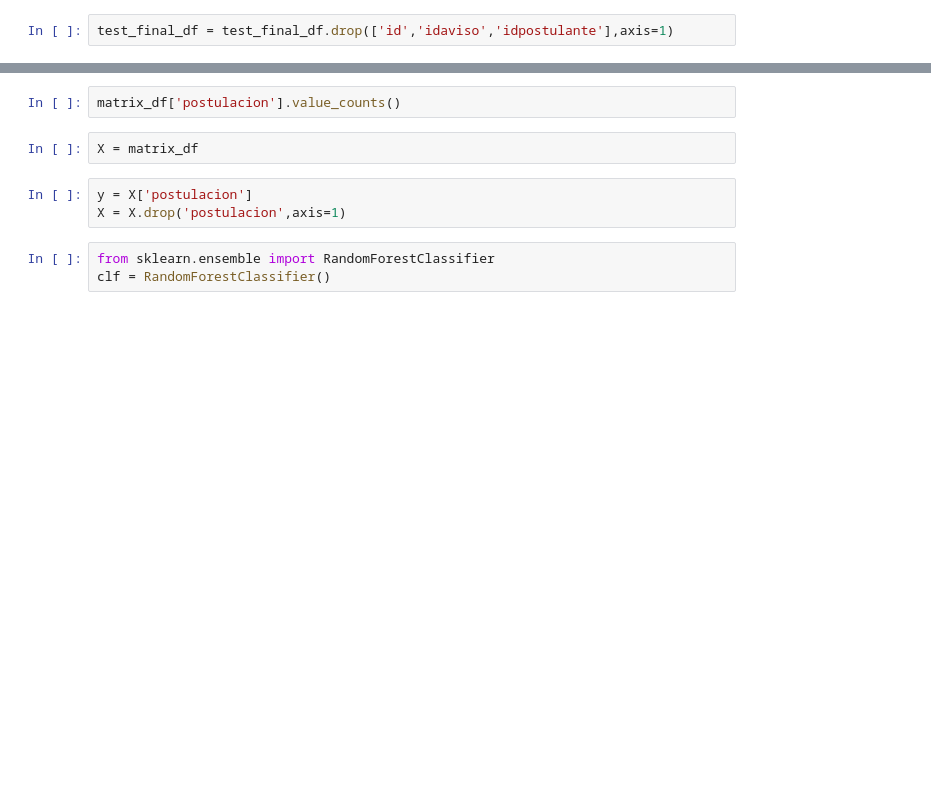
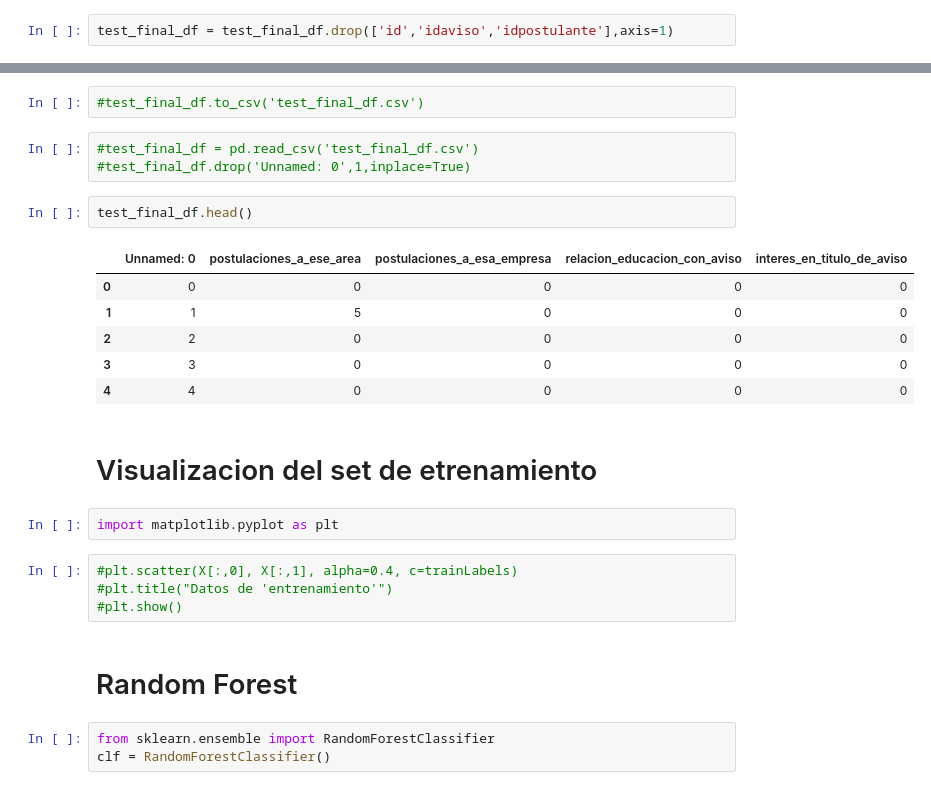
Before and after one commit to Andivisciglio/TP2-OrganizacionDeDatos-Grupo28, a Jupyter notebook: TP2.ipynb, the cells around one changed output, grey strips where cells are left out. Saved outputs shown, nothing was run; the diff lists cells and outputs as text; blank space fills up the shorter version.

```diff
--- a/TP2.ipynb
+++ b/TP2.ipynb
@@ -865,10 +971,27 @@ test_final_df.head()
-# %%
-matrix_df['postulacion'].value_counts()
-# %%
-X = matrix_df
-# %%
-y = X['postulacion']
-X = X.drop('postulacion',axis=1)
+# %%
+#test_final_df.to_csv('test_final_df.csv')
+# %%
+#test_final_df = pd.read_csv('test_final_df.csv')
+#test_final_df.drop('Unnamed: 0',1,inplace=True)
+# %%
+test_final_df.head()
+# %% [output]
+|  | Unnamed: 0 | postulaciones_a_ese_area | postulaciones_a_esa_empresa | relacion_educacion_con_aviso | interes_en_titulo_de_aviso |
+| 0 | 0 | 0 | 0 | 0 | 0 |
+| 1 | 1 | 5 | 0 | 0 | 0 |
+| 2 | 2 | 0 | 0 | 0 | 0 |
+| 3 | 3 | 0 | 0 | 0 | 0 |
+| 4 | 4 | 0 | 0 | 0 | 0 |
+# %% [markdown]
+# Visualizacion del set de etrenamiento
+# %%
+import matplotlib.pyplot as plt
+# %%
+#plt.scatter(X[:,0], X[:,1], alpha=0.4, c=trainLabels)
+#plt.title("Datos de 'entrenamiento'")
+#plt.show()
+# %% [markdown]
+# Random Forest
 # %%
 from sklearn.ensemble import RandomForestClassifier
 clf = RandomForestClassifier()
```
Also changed, not shown: parts of 58 cells of this notebook.
